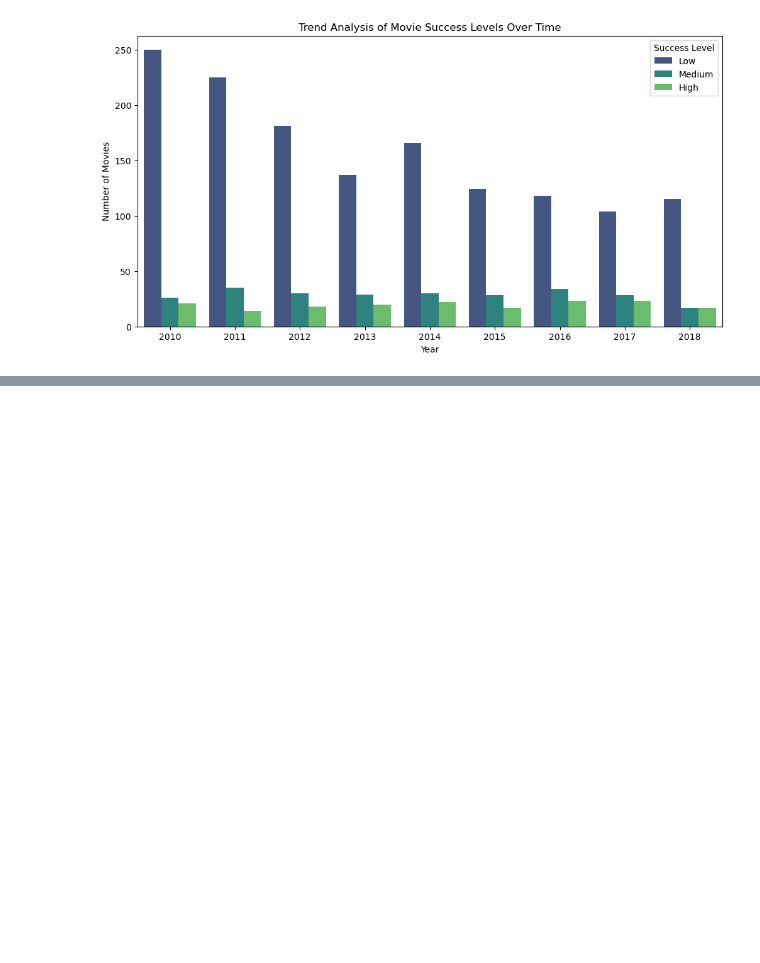
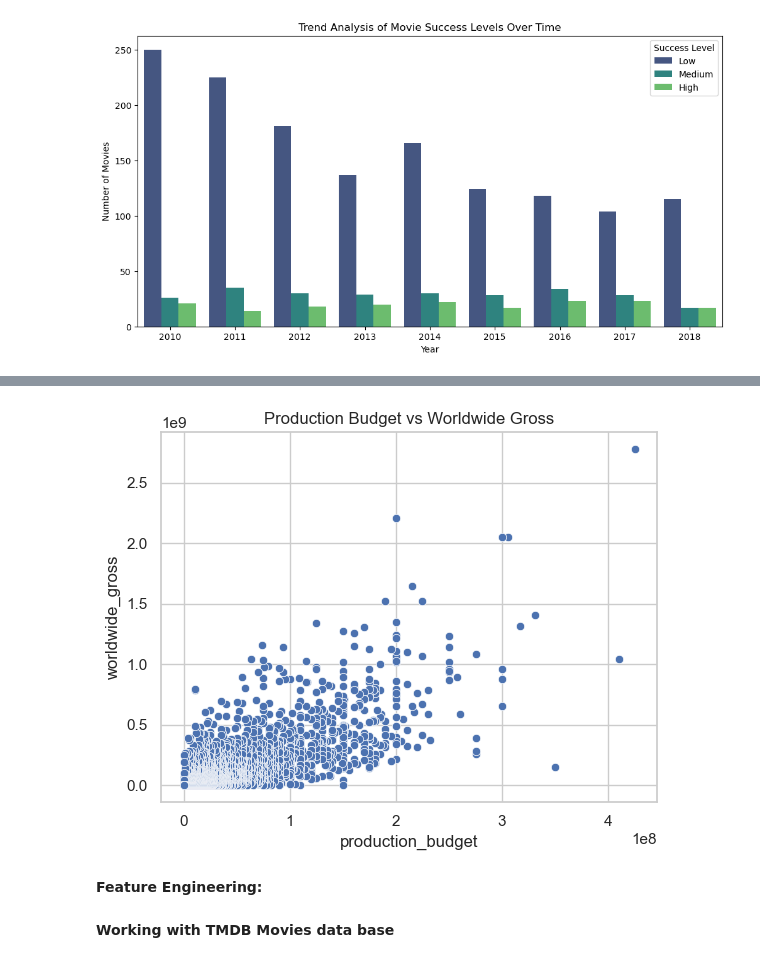
Before and after one commit to Adhiambo254/project_phase1, a Jupyter notebook: index.ipynb, the cells around one changed output, grey strips where cells are left out. Saved outputs shown, nothing was run; the diff lists cells and outputs as text; code cells hidden in the pictures; blank space fills up the shorter version.

```diff
--- a/index.ipynb
+++ b/index.ipynb
@@ -549,0 +649,10 @@ plt.show()
+# %%
+
+# Explore relationship between production_budget and worldwide_gross
+sns.scatterplot(x='production_budget', y='worldwide_gross', data=tn_movie_budgets_df)
+plt.title('Production Budget vs Worldwide Gross')
+plt.show()
+# %% [output]
+[figure, added]
+# %% [markdown]
+**Feature Engineering:**
@@ -549,0 +662,2 @@ plt.show()
+# %% [markdown]
+ **Working with TMDB Movies data base**
```
Also changed, not shown: parts of 41 cells of this notebook.
